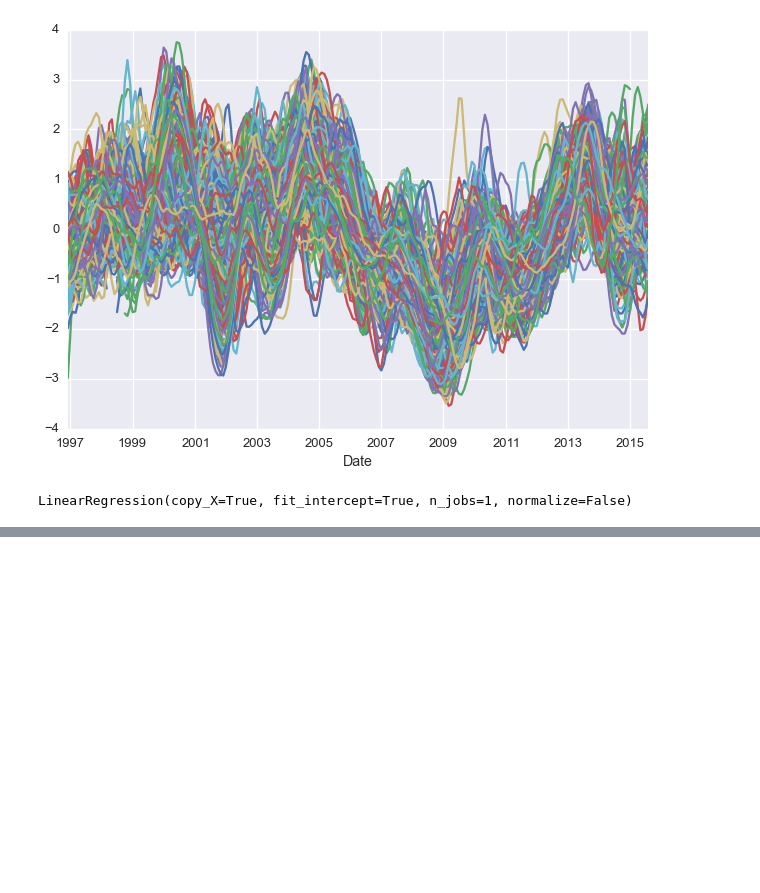
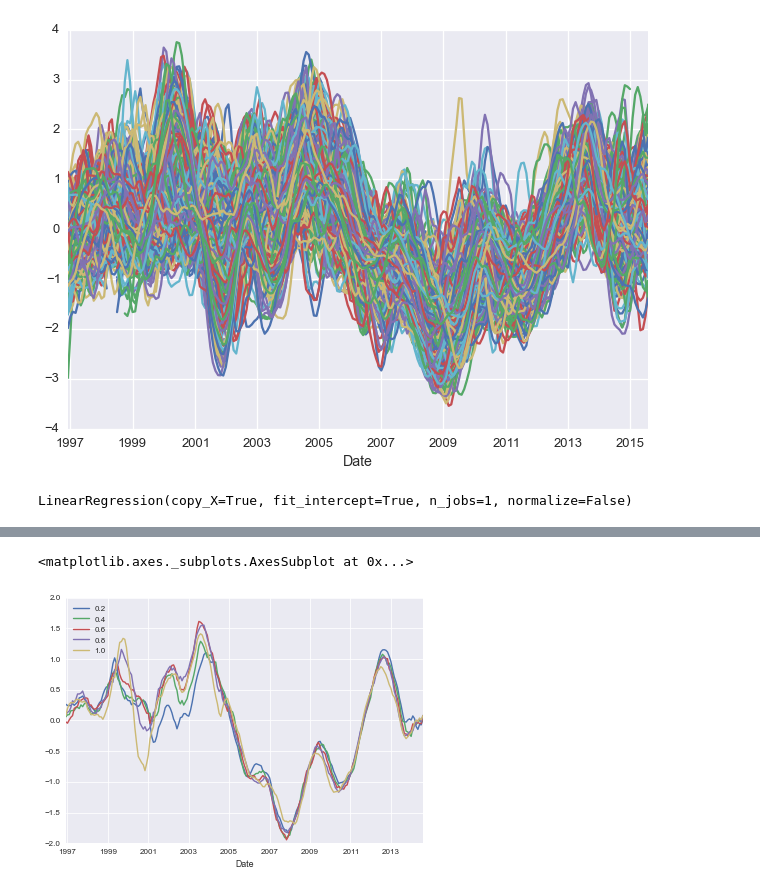
Before and after one commit to rhouck/re, a Jupyter notebook: explore.ipynb, the cells around one changed output, grey strips where cells are left out. Saved outputs shown, nothing was run; the diff lists cells and outputs as text; code cells hidden in the pictures; blank space fills up the shorter version.

```diff
--- a/explore.ipynb
+++ b/explore.ipynb
@@ -144,0 +147,5 @@ quint.cumsum().plot()
+# %%
+ut.gen_quintile_data(d, 'pred_score', 'pred_err', agg='mean').plot()
+# %% [output]
+<matplotlib.axes._subplots.AxesSubplot at 0x...>
+[figure, added]
```
Also changed, not shown: parts of 15 cells of this notebook.
